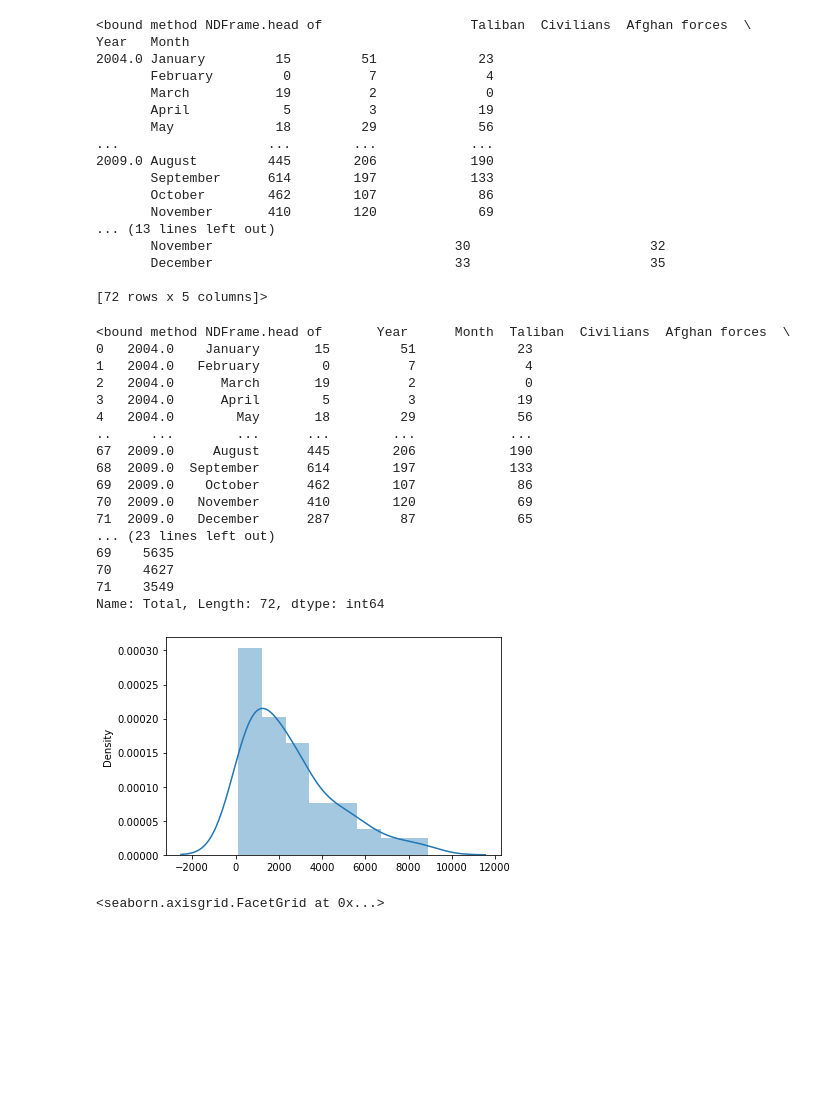
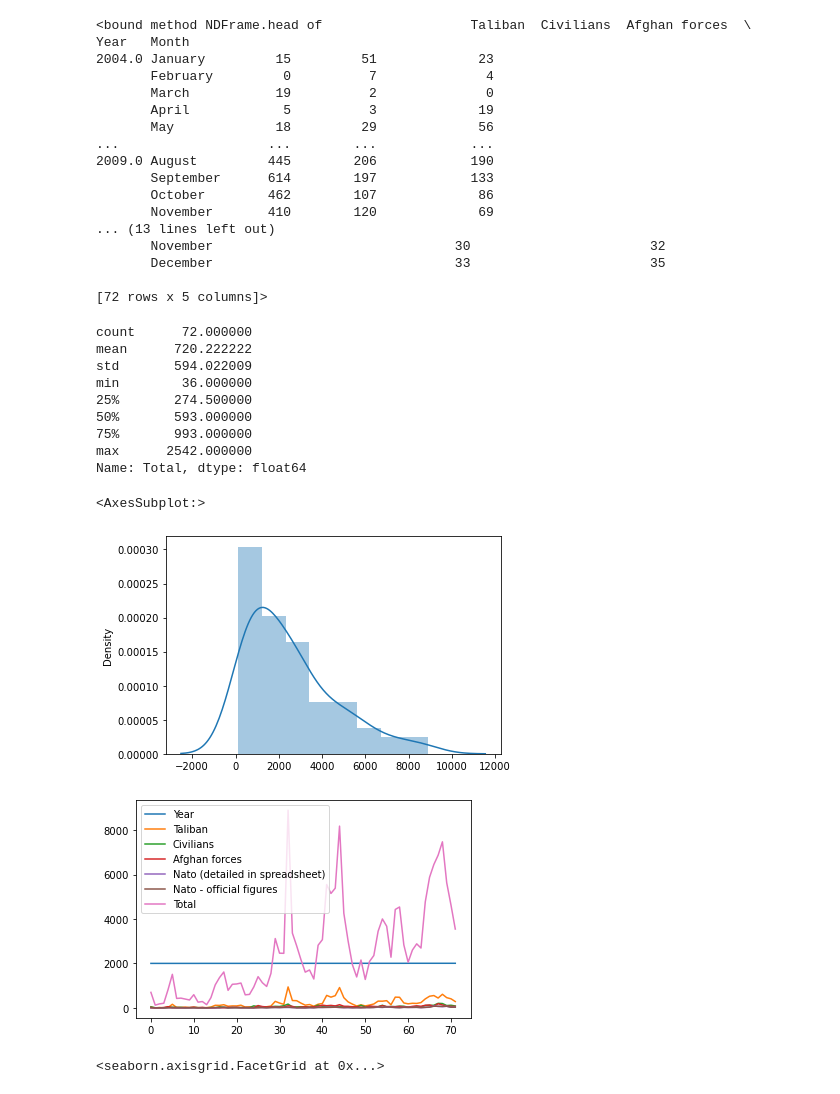
Before and after one commit to alex-dietz/intro-data-science, a Jupyter notebook: lab-01/hw-01.ipynb, the cells around one changed output. Cells and saved outputs as stored; diff of their text form; code cells hidden in the pictures; blank space fills up the shorter version.

```diff
--- a/lab-01/hw-01.ipynb
+++ b/lab-01/hw-01.ipynb
@@ -80,34 +80,29 @@ Year   Month
 #print(data_source['Taliban'],data_source_tidy['Civilians'],data_source_tidy['Afghan forces'],data_source_tidy['Nato (detailed in spreadsheet)'],data_source_tidy['Nato - official figures'])
 
 grouped = data_source
-grouped['Total'] = grouped.sum(axis=1)
+grouped['Total'] = data_source          .sum(axis=1)
 grouped = grouped.reset_index()
 #grouped.set_index('Year',inplace=True)
-print(grouped.head)
-print(grouped['Total'])
+#print(grouped.head)
+print(grouped['Total'].describe())
 # %% [output]
-<bound method NDFrame.head of       Year      Month  Taliban  Civilians  Afghan forces  \
-0   2004.0    January       15         51             23
-1   2004.0   February        0          7              4
-2   2004.0      March       19          2              0
-3   2004.0      April        5          3             19
-4   2004.0        May       18         29             56
-..     ...        ...      ...        ...            ...
-67  2009.0     August      445        206            190
-68  2009.0  September      614        197            133
-69  2009.0    October      462        107             86
-70  2009.0   November      410        120             69
-71  2009.0   December      287         87             65
-... (23 lines left out)
-69    5635
-70    4627
-71    3549
-Name: Total, Length: 72, dtype: int64
+count      72.000000
+mean      720.222222
+std       594.022009
+min        36.000000
+25%       274.500000
+50%       593.000000
+75%       993.000000
+max      2542.000000
+Name: Total, dtype: float64
 # %%
 #_ = sns.kdeplot(data_source['Civilians'], shade=True)
 _ = sns.distplot(x=grouped['Total'])
+grouped.plot(column="Total")
 # %% [output]
+<AxesSubplot:>
 [figure]
+[figure, added]
 # %%
 sns.displot(data=data_source_tidy, x=data_source_tidy['Civilians'], kde=True)
 # %% [output]
```
Also changed, not shown: 2 other files.
